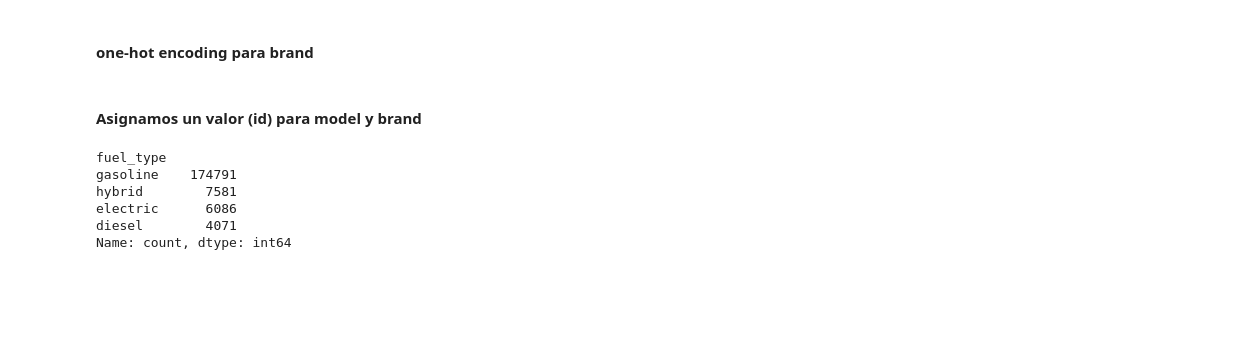
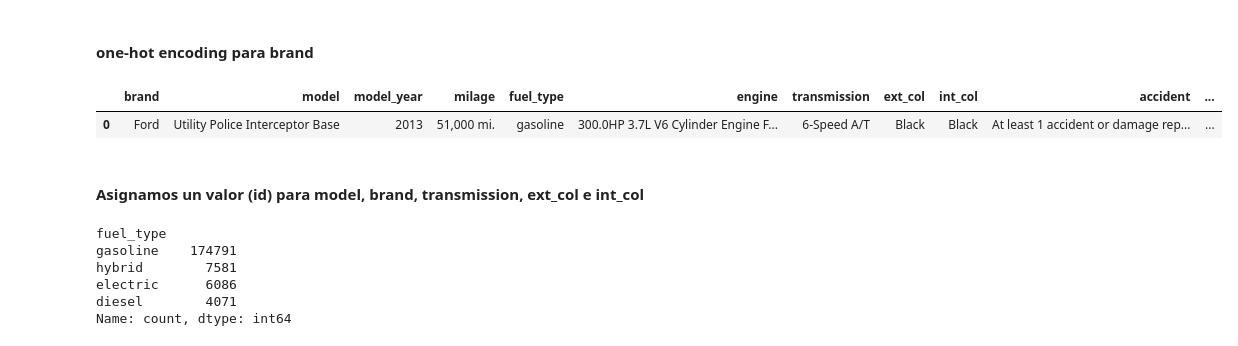
Before and after one commit to Bootcamp-Data-Analyst/P7-regression-grupo4, a Jupyter notebook: notebook/ETL_análisis.ipynb, the cells around one changed output. Saved outputs shown, nothing was run; the diff lists cells and outputs as text; code cells hidden in the pictures; blank space fills up the shorter version.

```diff
--- a/notebook/ETL_análisis.ipynb
+++ b/notebook/ETL_análisis.ipynb
@@ -174,8 +174,13 @@ brand_dummies = pd.get_dummies(
 )
 
 df_copy = pd.concat([df_copy, brand_dummies], axis=1)
+# %%
+df_copy2.head(1)
+# %% [output]
+|  | brand | model | model_year | milage | fuel_type | engine | transmission | ext_col | int_col | accident | ... |
+| 0 | Ford | Utility Police Interceptor Base | 2013 | 51,000 mi. | gasoline | 300.0HP 3.7L V6 Cylinder Engine F... | 6-Speed A/T | Black | Black | At least 1 accident or damage rep... | ... |
 # %% [markdown]
-#### Asignamos un valor (id) para model y brand
+#### Asignamos un valor (id) para model, brand, transmission, ext_col e int_col
 # %%
 df_copy2['brand_id'] = df_copy2['brand'].astype('category').cat.codes + 1
 df_copy2['model_id'] = df_copy2['model'].astype('category').cat.codes + 1
```
Also changed, not shown: parts of 7 cells of this notebook, 11 other files.
